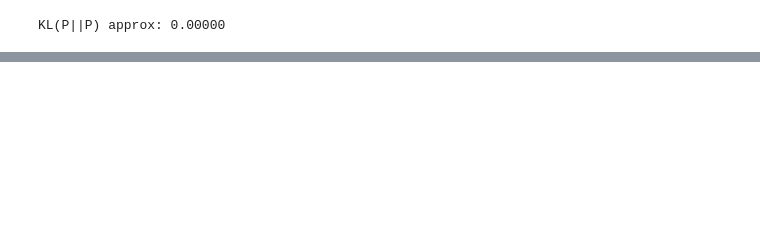
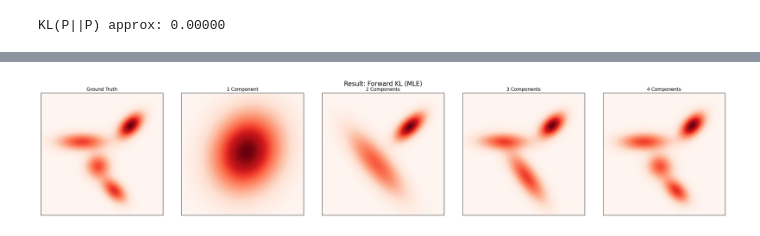
Before and after one commit to rajit906/ATML2026_DGM, a Jupyter notebook: week3/solutions.ipynb, the cells around one changed output, grey strips where cells are left out. Cells and saved outputs as stored; diff of their text form; code cells hidden in the pictures; blank space fills up the shorter version.

```diff
--- a/week3/solutions.ipynb
+++ b/week3/solutions.ipynb
@@ -330,0 +278,79 @@ train_model('rkl') # Reverse KL -> Should pick one mode (mode seeking)
+# %%
+import torch
+import matplotlib.pyplot as plt
+
+# --- Training Helper (Returns parameters instead of plotting) ---
+def train_gmm_parameters(loss_fn, n_comps, iterations=5000):
+    # Initialize Parameters
+    means_model = torch.randn((n_comps, 2), requires_grad=True)
+    sqcovs_model = torch.stack([torch.eye(2) for _ in range(n_comps)])
+    sqcovs_model.requires_grad_(True)
+    weights_logits = torch.zeros(n_comps, requires_grad=True)
+
+    opt = torch.optim.Adam([means_model, sqcovs_model, weights_logits], lr=0.01)
+
+    for it in range(iterations):
+        current_covs = sqcovs_model @ sqcovs_model.transpose(-1, -2)
+        current_weights = torch.softmax(weights_logits, dim=0)
+
+        # Accessing global data variables (means_data, covs_data, weights_data)
+        loss = loss_fn(means_model, current_covs, current_weights,
+                       means_data, covs_data, weights_data)
+
+        opt.zero_grad()
+        loss.backward()
+        opt.step()
+
+    final_covs = sqcovs_model @ sqcovs_model.transpose(-1, -2)
+    final_weights = torch.softmax(weights_logits, dim=0)
+
+    return means_model.detach(), final_covs.detach(), final_weights.detach()
+
+# --- Experiment Runner (Ground Truth + Optimize 1-4) ---
+def run_experiment_row(loss_fn, title_prefix):
+    print(f"--- Running Experiments: {title_prefix} ---")
+
+    # 1. Train models for n=1 to 4
+    results = []
+    component_counts = [1, 2, 3, 4]
+
+    for n in component_counts:
+        params = train_gmm_parameters(loss_fn, n_comps=n)
+        results.append(params)
+
+    # 2. Visualization (1 Row, 5 Cols: GT + 4 Results)
+    fig, axes = plt.subplots(1, 5, figsize=(25, 5))
+    fig.suptitle(f"{title_prefix}", fontsize=16)
+
+    # Common Grid Generation
+    with torch.no_grad():
+        XX, YY = torch.meshgrid(torch.linspace(-5, 10, 150), torch.linspace(-7, 8, 150), indexing='xy')
+        grid_x = torch.stack([XX.reshape(-1), YY.reshape(-1)], dim=1)
+
+        # --- Column 1: Ground Truth ---
+        d_gt = gmm_density(grid_x, means_data, covs_data, weights_data).reshape(150, 150)
+        axes[0].imshow(d_gt.T, extent=(-5, 10, -7, 8), origin='lower', cmap='Reds')
+        axes[0].set_title("Ground Truth")
+        axes[0].set_xlim(-5, 10); axes[0].set_ylim(-7, 8)
+        axes[0].set_xticks([]); axes[0].set_yticks([])
+
+        # --- Columns 2-5: Optimization Results ---
+        for i, (n, (means, covs, weights)) in enumerate(zip(component_counts, results)):
+            ax = axes[i + 1] # Shift index right by 1 to make room for GT
+
+            # Compute density
+            d = gmm_density(grid_x, means, covs, weights).reshape(150, 150)
+
+            # Plot
+            ax.imshow(d.T, extent=(-5, 10, -7, 8), origin='lower', cmap='Reds')
+            ax.set_title(f"{n} Component{'s' if n > 1 else ''}")
+            ax.set_xlim(-5, 10); ax.set_ylim(-7, 8)
+            ax.set_xticks([]); ax.set_yticks([])
+
+    plt.tight_layout()
+    plt.show()
+
+# --- Run Experiments ---
+run_experiment_row(compute_fkl, "Forward KL (MLE)")
+run_experiment_row(compute_rkl, "Reverse KL (Mode Seeking)")
+# %% [output]
@@ -330,0 +362 @@ train_model('rkl') # Reverse KL -> Should pick one mode (mode seeking)
+[figure, added]
```
Also changed, not shown: parts of 17 cells of this notebook.
